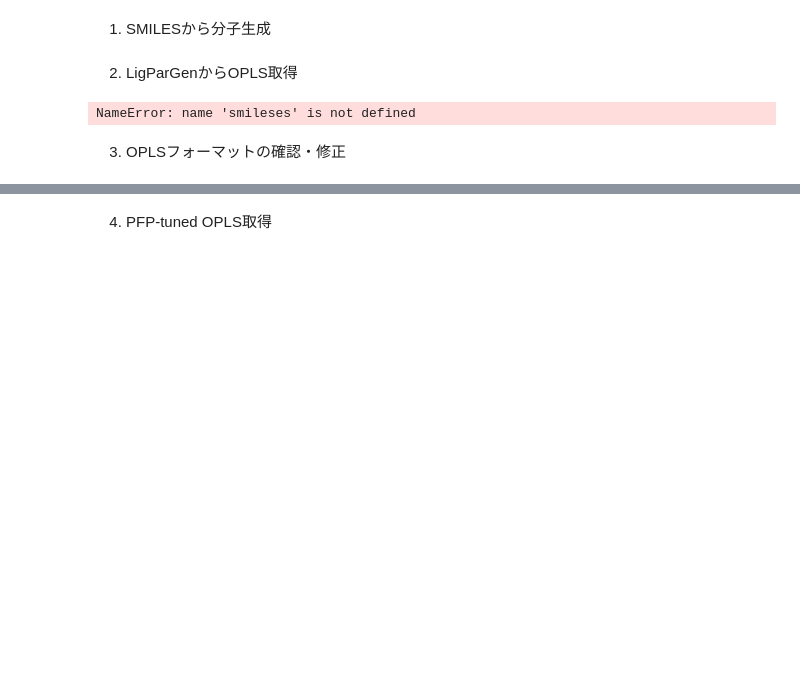
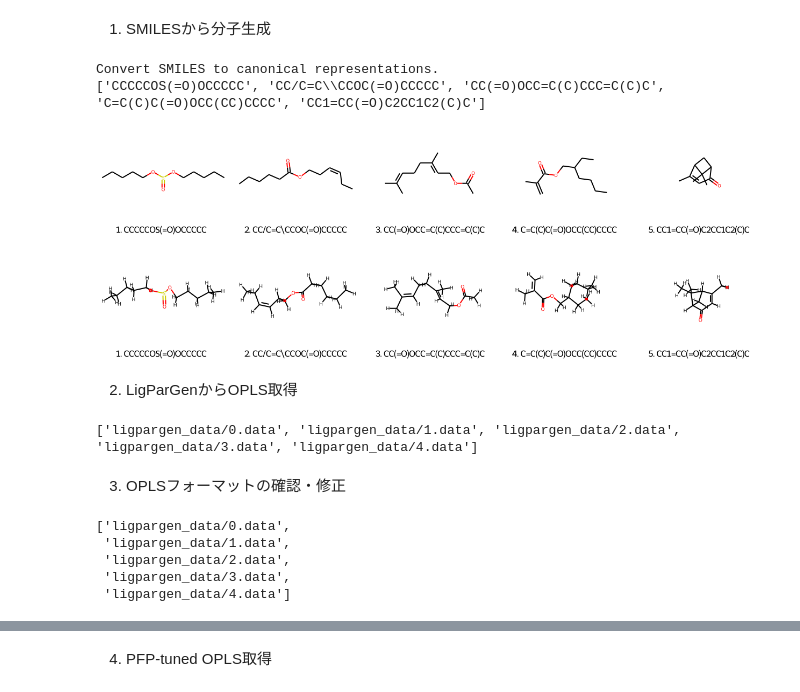
Before and after one commit to 1225143/nbpackage, a Jupyter notebook: gen_lammps_inputs.ipynb, the cells around one changed output, grey strips where cells are left out. Cells and saved outputs as stored; diff of their text form; code cells hidden in the pictures; blank space fills up the shorter version.

Commit message:
Add: gen_lammps_inputs.ikpynb

```diff
--- a/gen_lammps_inputs.ipynb
+++ b/gen_lammps_inputs.ipynb
@@ -63,19 +86,70 @@ calculator = ASECalculator(estimator)
 # %% [markdown]
 1. SMILESから分子生成
 # %%
-smileses = ["CC", "CCc1ccc(cc1)C"]
-rwmols = rwmol.get_rwmols_from_smiles(smiles=smileses)
+savedir = 'PDB'
+smileses = ["CCCCCOS(=O)OCCCCC", "CCCCCC(=O)OCC/C=C\CC", "CC(C)=CCCC(C)=CCOC(=O)C", "CC(=C)C(=O)OCC(CC)CCCC", "CC1(C)C2C(C)=CC(=O)C1(C2)"]
+rwmols = rwmol.get_rwmol_from_smiles(smiles=smileses, add_Hs=False, add_conformer=False)
+smileses = [Chem.MolToSmiles(Chem.RemoveAllHs(_), canonical=True) for _ in rwmols]
+print('Convert SMILES to canonical representations.')
+print(smileses)
+labels = [str(i+1) for i in range(len(smileses))]
+
+_subImgSize = (250, 200)
+_legends = [f'{l}. {s}' for l,s in zip(labels, smileses)]
+_molsPerRow = min(8, len(smileses))
+_view = Draw.MolsToGridImage(rwmols, subImgSize=_subImgSize, molsPerRow=_molsPerRow, legends=_legends)
+display(_view)
+
+rwmols = rwmol.get_rwmol_from_smiles(smiles=smileses, add_Hs=True, add_conformer=True)
+_view = Draw.MolsToGridImage(rwmols, subImgSize=_subImgSize, molsPerRow=_molsPerRow, legends=_legends)
+display(_view)
+for l, m in zip(labels, rwmols):
+    _filename = os.path.join(savedir, f'{l}.pdb')
+    Chem.MolToPDBFile(m, _filename)
+# %% [output]
+Convert SMILES to canonical representations.
+['CCCCCOS(=O)OCCCCC', 'CC/C=C\\CCOC(=O)CCCCC', 'CC(=O)OCC=C(C)CCC=C(C)C', 'C=C(C)C(=O)OCC(CC)CCCC', 'CC1=CC(=O)C2CC1C2(C)C']
+[figure, added]
+[figure, added]
 # %% [markdown]
 2. LigParGenからOPLS取得
 # %%
 
-lammpsdatafiles = []
+lammpsdatafiles_ligpargen = []
+savedir = 'ligpargen_data'
+if not os.path.exists(savedir):
+    os.makedirs(savedir)
+
 for i, s in enumerate(smileses):
-    _filename = f"{i}.data"
-    md.ligpargen.get_opls_from_smiles(smiles=s, format="lammps", to=_filename)
-    lammpsdatafiles.append(_filename)
+    _filename = os.path.join(savedir, f"{i}.data")
+    if os.path.exists(_filename):
+        lammpsdatafiles_ligpargen.append(_filename)
+        continue
+
+    ligpargen = md.LigParGen()
+    try:
+        print(f'Sending smiles {s} to the LigPraGen server...')
+        ligpargen.get_opls_from_smiles(smiles=s, format="lammps")  #  , to=_filename)
+    except Exception as p:
+        print(p)
+        lammpsdatafiles_ligpargen.append(None)
+        continue
+
+    _filename_ligpargen = glob.glob('UNK_*.lmp')[0] ## filename should be read in the LigParGen web site.
+    print(f'Save lammps data to {_filename}' )
+    shutil.move(_filename_ligpargen, _filename)
+    lammpsdatafiles_ligpargen.append(_filename)
+print(lammpsdatafiles_ligpargen)
 # %% [output]
-NameError: name 'smileses' is not defined
+['ligpargen_data/0.data', 'ligpargen_data/1.data', 'ligpargen_data/2.data', 'ligpargen_data/3.data', 'ligpargen_data/4.data']
 # %% [markdown]
 3. OPLSフォーマットの確認・修正
+# %%
+lammpsdatafiles_ligpargen
+# %% [output]
+['ligpargen_data/0.data',
+ 'ligpargen_data/1.data',
+ 'ligpargen_data/2.data',
+ 'ligpargen_data/3.data',
+ 'ligpargen_data/4.data']
 # %%
```
Also changed, not shown: parts of 6 cells of this notebook, 25 other files.
